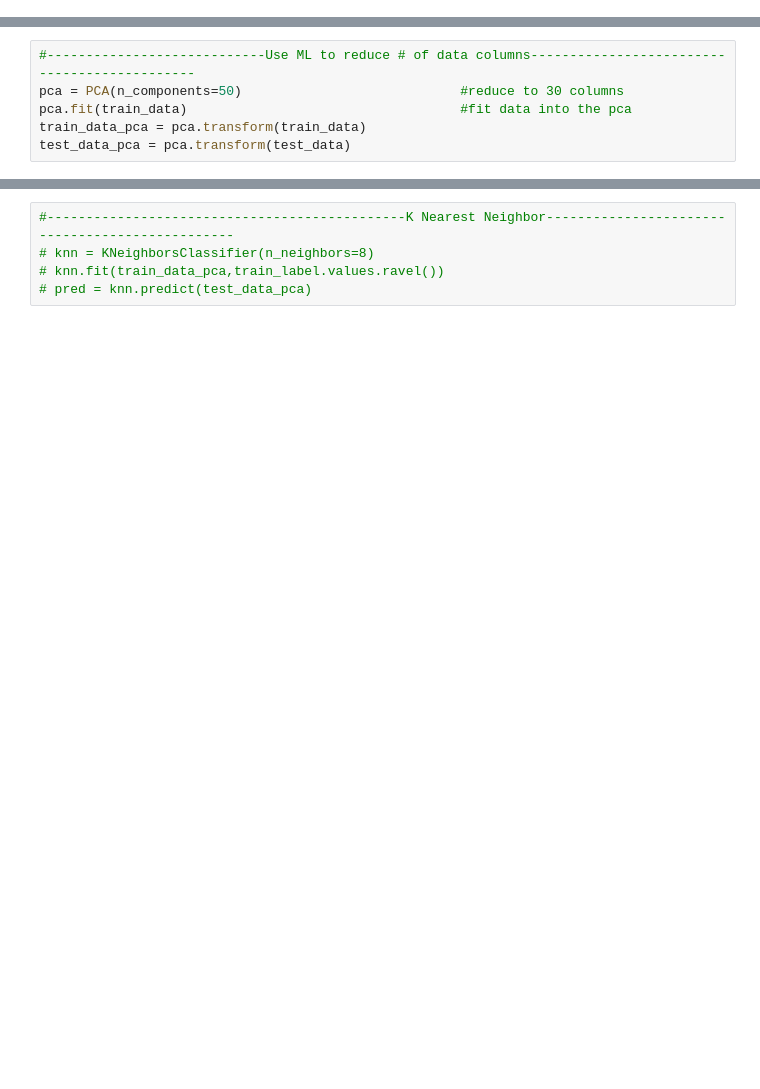
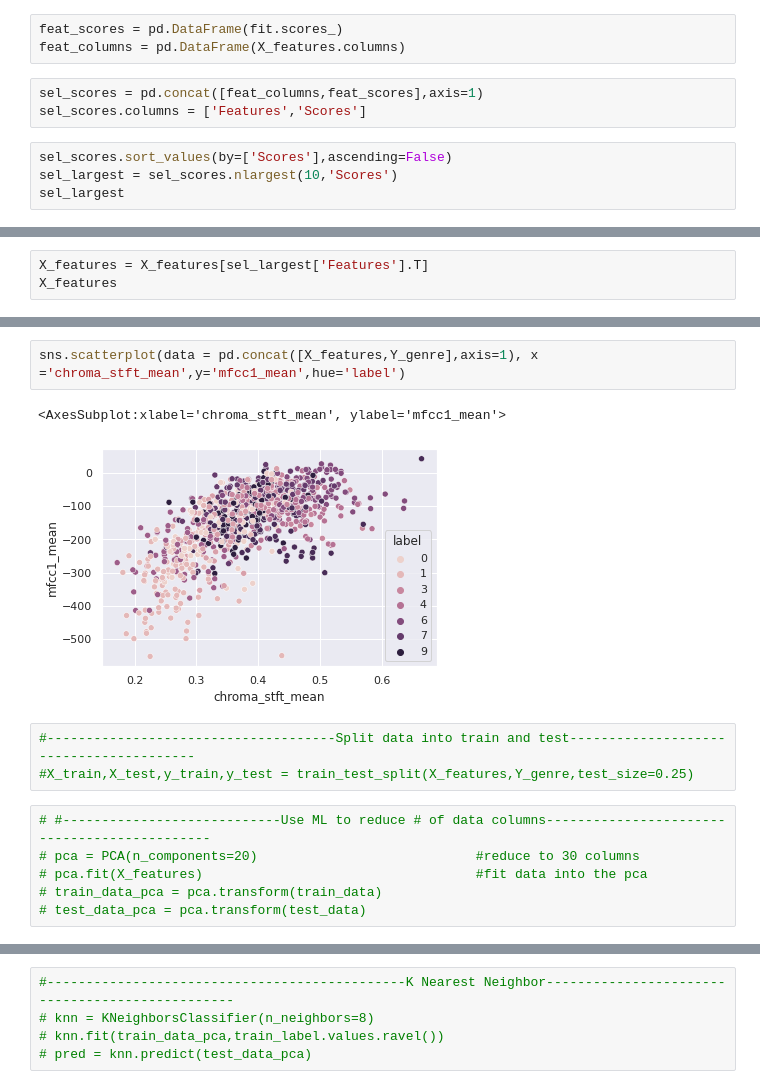
Before and after one commit to rukha1/ECE_196_Music_Classifcation, a Jupyter notebook: ML Project .ipynb, the cells around one changed output, grey strips where cells are left out. Saved outputs shown, nothing was run; the diff lists cells and outputs as text; blank space fills up the shorter version.

```diff
--- a/ML Project .ipynb
+++ b/ML Project .ipynb
@@ -91,0 +111,10 @@ test_label = df.iloc[int(row*split):,-1:]             #obtain 25% of genre data
+# %%
+feat_scores = pd.DataFrame(fit.scores_)
+feat_columns = pd.DataFrame(X_features.columns)
+# %%
+sel_scores = pd.concat([feat_columns,feat_scores],axis=1)
+sel_scores.columns = ['Features','Scores']
+# %%
+sel_scores.sort_values(by=['Scores'],ascending=False)
+sel_largest = sel_scores.nlargest(10,'Scores')
+sel_largest
@@ -91,0 +133,3 @@ test_label = df.iloc[int(row*split):,-1:]             #obtain 25% of genre data
+# %%
+X_features = X_features[sel_largest['Features'].T]
+X_features
@@ -92,6 +150,14 @@ test_label = df.iloc[int(row*split):,-1:]             #obtain 25% of genre data
+# %%
+sns.scatterplot(data = pd.concat([X_features,Y_genre],axis=1), x ='chroma_stft_mean',y='mfcc1_mean',hue='label')
+# %% [output]
+<AxesSubplot:xlabel='chroma_stft_mean', ylabel='mfcc1_mean'>
+[figure, added]
+# %%
+#-------------------------------------Split data into train and test----------------------------------------
+#X_train,X_test,y_train,y_test = train_test_split(X_features,Y_genre,test_size=0.25)
 # %%
-#----------------------------Use ML to reduce # of data columns---------------------------------------------
-pca = PCA(n_components=50)                            #reduce to 30 columns
-pca.fit(train_data)                                   #fit data into the pca
-train_data_pca = pca.transform(train_data)
-test_data_pca = pca.transform(test_data)
+# #----------------------------Use ML to reduce # of data columns---------------------------------------------
+# pca = PCA(n_components=20)                            #reduce to 30 columns
+# pca.fit(X_features)                                   #fit data into the pca
+# train_data_pca = pca.transform(train_data)
+# test_data_pca = pca.transform(test_data)
```
Also changed, not shown: parts of 20 cells of this notebook, 2 other files.
